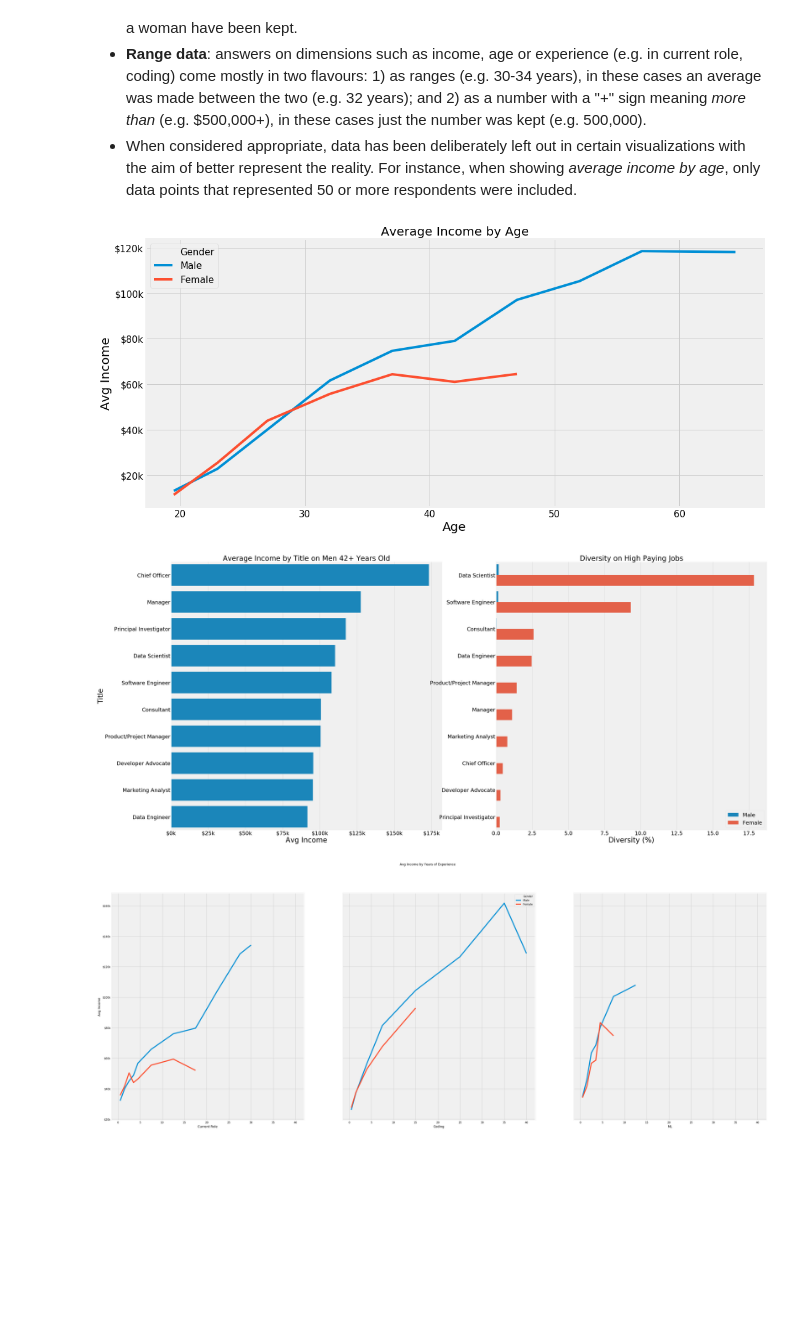
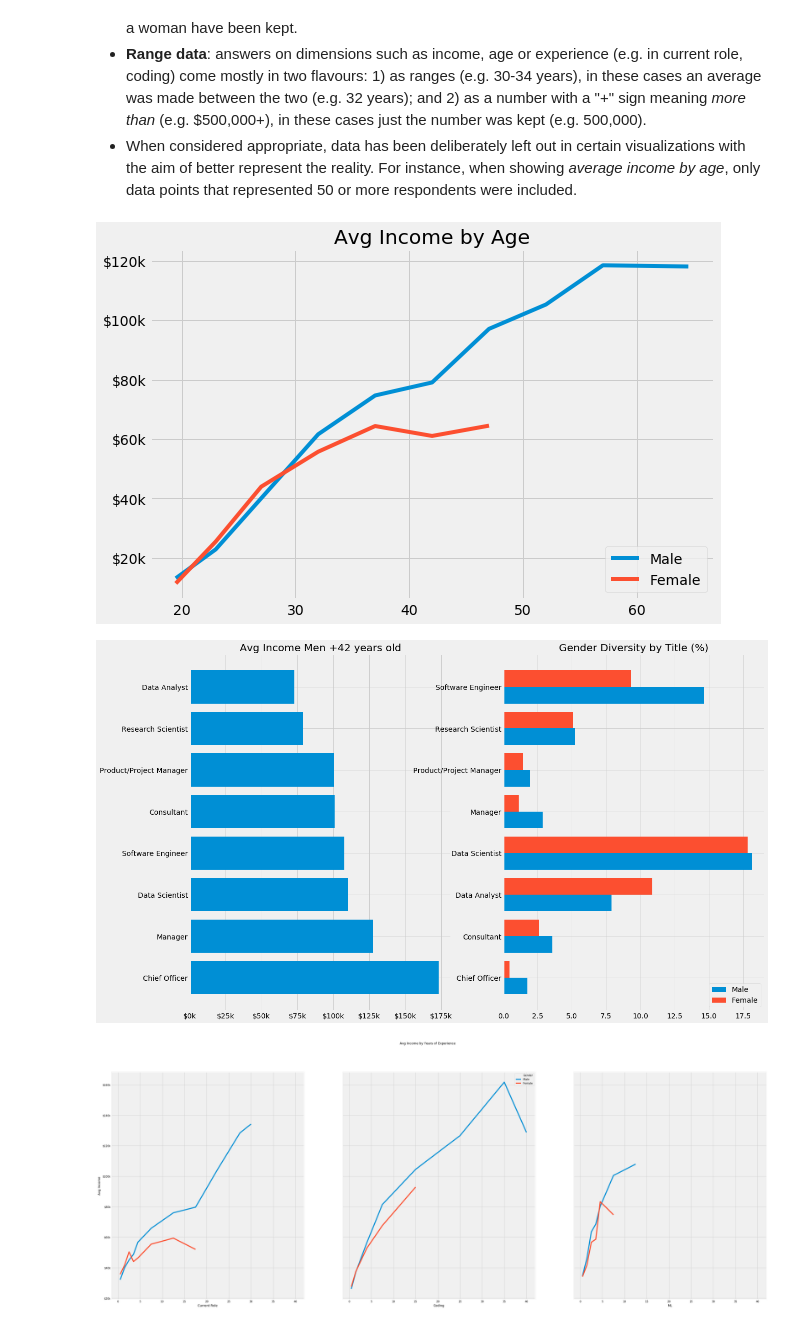
Before and after one commit to lopez-/kaggle_projects, a Jupyter notebook: 2018_survey/clean.ipynb, the cells around one changed output. Drawn from its saved outputs; the diff is of its cells as text; code cells hidden in the pictures; blank space fills up the shorter version.

Commit message:
finished second chart

```diff
--- a/2018_survey/clean.ipynb
+++ b/2018_survey/clean.ipynb
@@ -137,71 +136,76 @@ with bd as (
 )
 , fl as (
     select *
     from bd
     where Gender = 'Female'
     and income_count >= 50
 )
 , ml as (
     select *
     from bd
     where Gender = 'Male'
     and income_count >= 50
 )
 , ages as (
     select distinct fl.age
     from fl
     join ml on fl.age = ml.age
 )
 select *
 from fl
 --where age in (select * from ages)
 UNION ALL
 select *
 from ml
 --where age in (select * from ages)
 """)
 
-n_charts = 1
-n_charts -= 1
+df_plot.sort_values(by='age', inplace=True)
 
-fig, ax = plt.subplots(figsize=(fig_width[n_charts],fig_height[n_charts]))
-c0 = sns.lineplot(x = 'age', y='income_mean', hue='Gender', hue_order = ['Male', 'Female'], data=df_plot)
-c0.set_title('Average Income by Age', fontsize=title_fontsize[n_charts])
-c0.set_xlabel('Age', fontsize=axis_labels_fontsize[n_charts])
-c0.set_ylabel('Avg Income', fontsize=axis_labels_fontsize[n_charts])
-c0.yaxis.set_major_formatter(FormatStrFormatter('$%.0fk'))
-c0.tick_params(labelsize=tick_fontsize[n_charts])
-plt.legend(fontsize=legend_fontsize[n_charts], loc='upper left')
+
+fig, ax = plt.subplots(figsize=(9,6))
+
+ax.plot('age', 'income_mean', data=df_plot[df_plot['Gender']=='Male'])
+ax.plot('age', 'income_mean', data=df_plot[df_plot['Gender']=='Female'])
+ax.legend(['Male', 'Female'], loc=4)
+ax.set_title('Avg Income by Age')
+ax.yaxis.set_major_formatter(FormatStrFormatter('$%.0fk'))
+
 plt.show()
 # %% [output]
-[figure, old version]
+[figure, new version]
 # %%
 df_plot = sqldf("""
-select title, gender as Gender, avg(income)*1.0/1000 as income_mean
+select title, gender, avg(income)*1.0/1000 as income_mean, count(*)
 from df
 where age > 42 and gender = 'Male' and title is not null and income is not null and title != 'Other'
 group by 1, 2
+having count(*) >= 50
 order by avg(income) desc
 limit 10
 """)
 
 
-fig, (ax1, ax2) = plt.subplots(1,2,figsize=(54,28))
+fig, (ax1, ax2) = plt.subplots(1,2, figsize=(18,12))
 
-sns.barplot(x='income_mean', y='title', data=df_plot, hue='Gender', ax=ax1)
-ax1.set_title('Average Income by Title on Men 42+ Years Old', fontsize=title_fontsize[n_charts]*2)
-ax1.set_xlabel('Avg Income', fontsize=axis_labels_fontsize[n_charts]*2)
-ax1.set_ylabel('Title', fontsize=axis_labels_fontsize[n_charts]*2)
+df_plot.sort_values(by='income_mean', ascending=False, inplace=True)
+
+yticks = list(range(len(df_plot.title)))
+yticklabels = list(df_plot.title)
+
+ax1.barh(yticks, 'income_mean', data=df_plot)
+ax1.set_title('Avg Income Men +42 years old')
 ax1.xaxis.set_major_formatter(FormatStrFormatter('$%.0fk'))
-ax1.tick_params(labelsize=tick_fontsize[n_charts]*2)
-ax1.legend_.remove()
+ax1.set_yticks(yticks)
+ax1.set_yticklabels(yticklabels)
 
 df_plot = sqldf("""
 with high_paying_titles as (
-    select title, avg(income) as income_mean
+    select title, gender, avg(income)*1.0/1000 as income_mean, count(*)
     from df
     where age > 42 and gender = 'Male' and title is not null and income is not null and title != 'Other'
-    group by 1
+    group by 1, 2
+    having count(*) >= 50
     order by avg(income) desc
     limit 10
 )
@@ -211,30 +215,35 @@ with high_paying_titles as (
     where title is not null
     group by 1
 )
-select df.title, df.gender as Gender, tc.gender_count, count(*), 100*count(*)*1.0/tc.gender_count as gender_perc
+select df.title, df.gender, tc.gender_count, count(*), 100*count(*)*1.0/tc.gender_count as gender_perc
 from df
 join total_counts tc on df.gender = tc.gender
 where df.gender = 'Female' and df.title in (select title from high_paying_titles)
 group by 1, 2, 3
 UNION ALL
-select df.title, df.gender as Gender, tc.gender_count, count(*), count(*)*1.0/tc.gender_count as gender_perc
+select df.title, df.gender, tc.gender_count, count(*), 100*count(*)*1.0/tc.gender_count as gender_perc
 from df
 join total_counts tc on df.gender = tc.gender
 where df.gender = 'Male' and df.title in (select title from high_paying_titles)
 group by 1, 2, 3
 """)
 
-sns.barplot(x='gender_perc', y='title', hue='Gender', hue_order=['Male','Female'], data=df_plot.sort_values(by='gender_perc', ascending = False), ax=ax2)
-ax2.set_title('Diversity on High Paying Jobs', fontsize=title_fontsize[n_charts]*2)
-ax2.set_xlabel('Diversity (%)', fontsize=axis_labels_fontsize[n_charts]*2)
-ax2.set_ylabel('', fontsize=axis_labels_fontsize[n_charts]*2)
-ax2.xaxis.set_major_formatter(FormatStrFormatter('%.1f'))
-ax2.tick_params(labelsize=tick_fontsize[n_charts]*2)
-ax2.legend(fontsize=legend_fontsize[n_charts]*2, loc='lower right')
+
+df_plot = df_plot.pivot(index='title', columns='gender', values='gender_perc')
+
+yticks = np.arange(len(df_plot.index))
+yticklabels = list(df_plot.index)
+
+ax2.barh(yticks-0.2, df_plot.Male, 0.4, label='Male')
+ax2.barh(yticks+0.2, df_plot.Female, 0.4, label='Female')
+ax2.legend(['Male', 'Female'], loc=4)
+ax2.set_title('Gender Diversity by Title (%)')
+ax2.set_yticks(yticks)
+ax2.set_yticklabels(yticklabels)
 
 plt.show()
 # %% [output]
-[figure, old version]
+[figure, new version]
 # %%
 df_plot = sqldf("""
 select gender as Gender, current_role_xp as experience, 'current_role_xp' as dimension, avg(income)*1.0/1000 as income_mean,  count(*) as population
```
Also changed, not shown: parts of 1 cell of this notebook.
